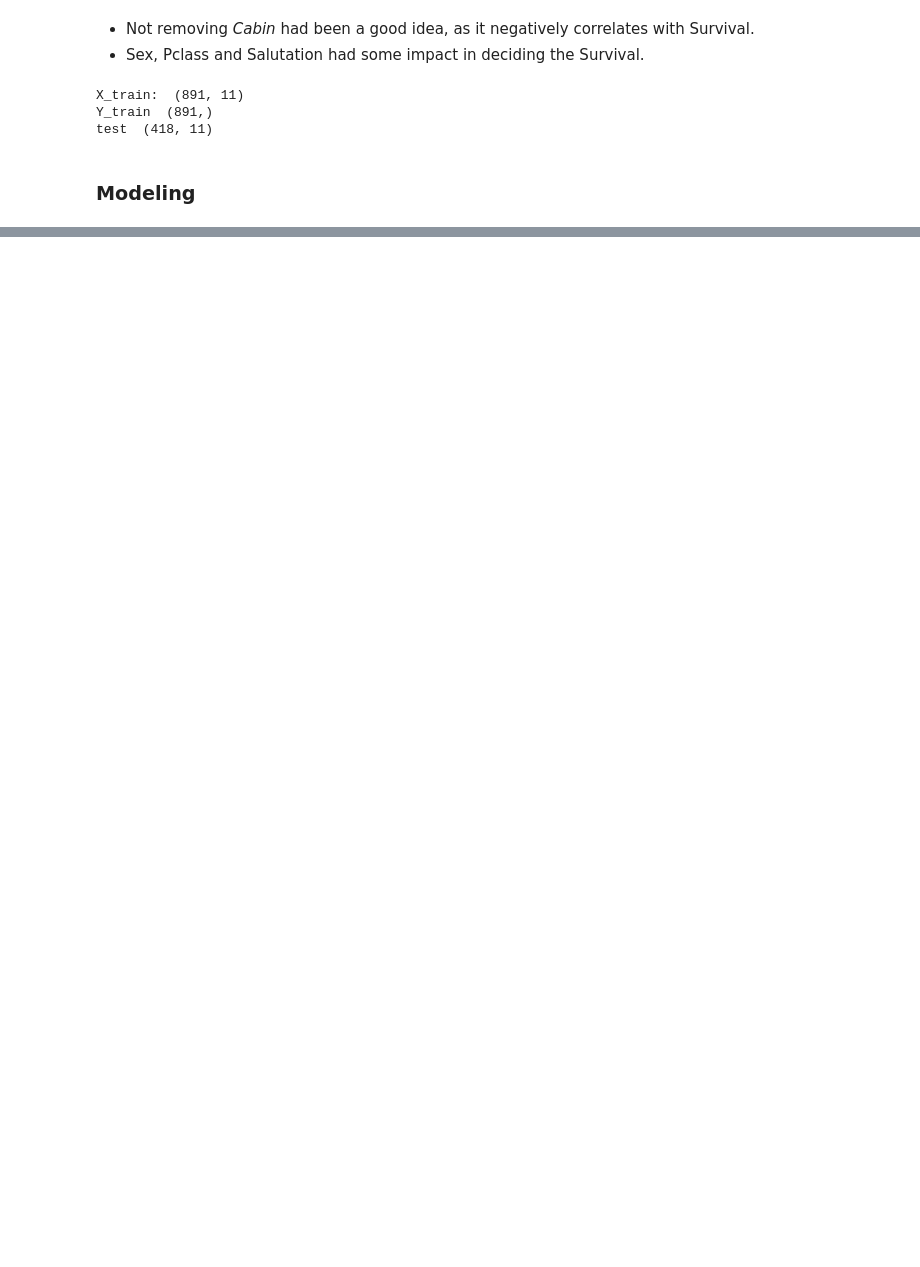
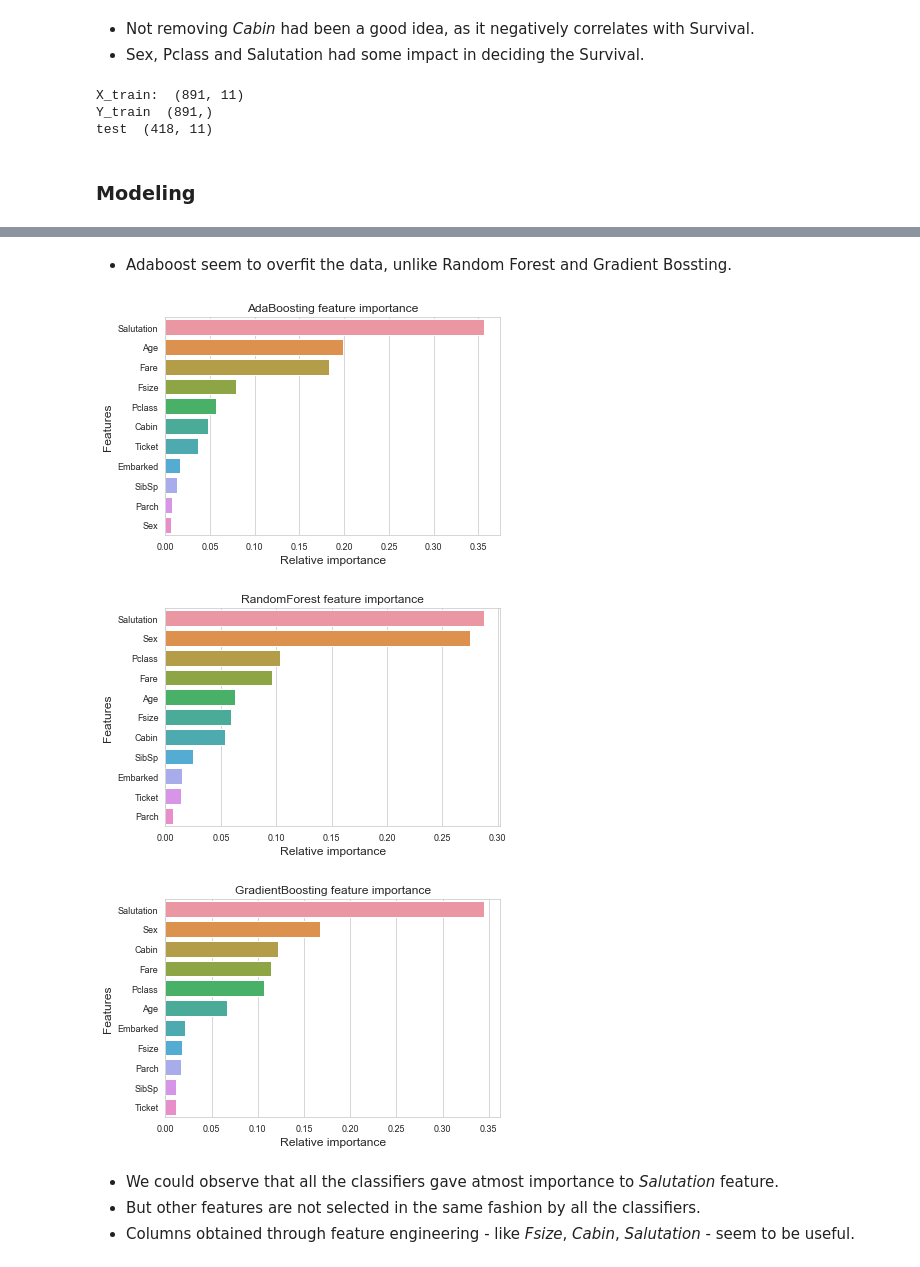
Before and after one commit to vagdevik/Titanic, a Jupyter notebook: Titanic/Titanic.ipynb, the cells around one changed output, grey strips where cells are left out. Drawn from its saved outputs; the diff is of its cells as text; code cells hidden in the pictures; blank space fills up the shorter version.

```diff
--- a/Titanic/Titanic.ipynb
+++ b/Titanic/Titanic.ipynb
@@ -748,0 +963,25 @@ test  (418, 11)
+# %% [markdown]
+* Adaboost seem to overfit the data, unlike Random Forest and Gradient Bossting.
+# %%
+names_classifiers = [("AdaBoosting", ada_best),("RandomForest",RFC_best),("GradientBoosting",GBC_best)]
+def get_feature_importance_plot(name_classifier, classifier):
+        name = name_classifier
+        indices = np.argsort(classifier.feature_importances_)[::-1][:40]
+        g = sns.barplot(y=X_train.columns[indices][:40],x = classifier.feature_importances_[indices][:40] , orient='h')
+        g.set_xlabel("Relative importance",fontsize=12)
+        g.set_ylabel("Features",fontsize=12)
+        g.tick_params(labelsize=9)
+        g.set_title(name + " feature importance")
+        plt.show(g)
+
+g = get_feature_importance_plot(names_classifiers[0][0],names_classifiers[0][1])
+g = get_feature_importance_plot(names_classifiers[1][0],names_classifiers[1][1])
+g = get_feature_importance_plot(names_classifiers[2][0],names_classifiers[2][1])
+# %% [output]
+[figure, added]
+[figure, added]
+[figure, added]
+# %% [markdown]
+* We could observe that all the classifiers gave atmost importance to *Salutation* feature.
+* But other features are not selected in the same fashion by all the classifiers.
+* Columns obtained through feature engineering - like *Fsize*, *Cabin*, *Salutation* - seem to be useful.
```
Also changed, not shown: parts of 32 cells of this notebook, 1 other file.
